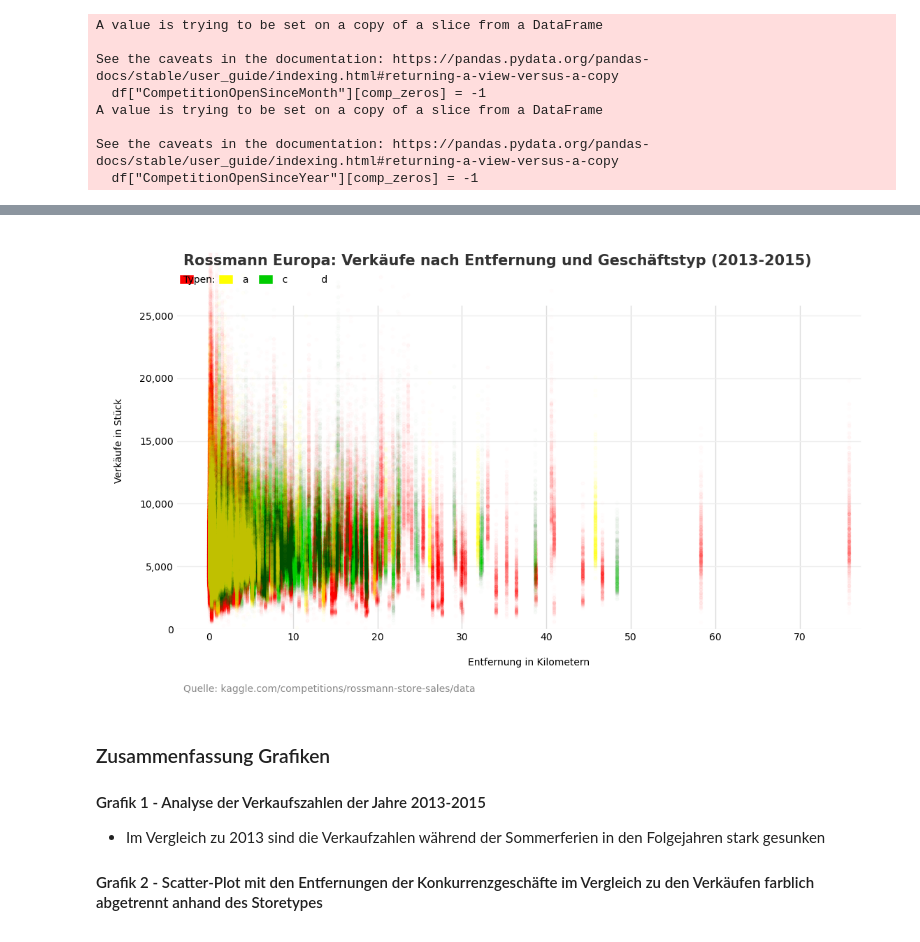
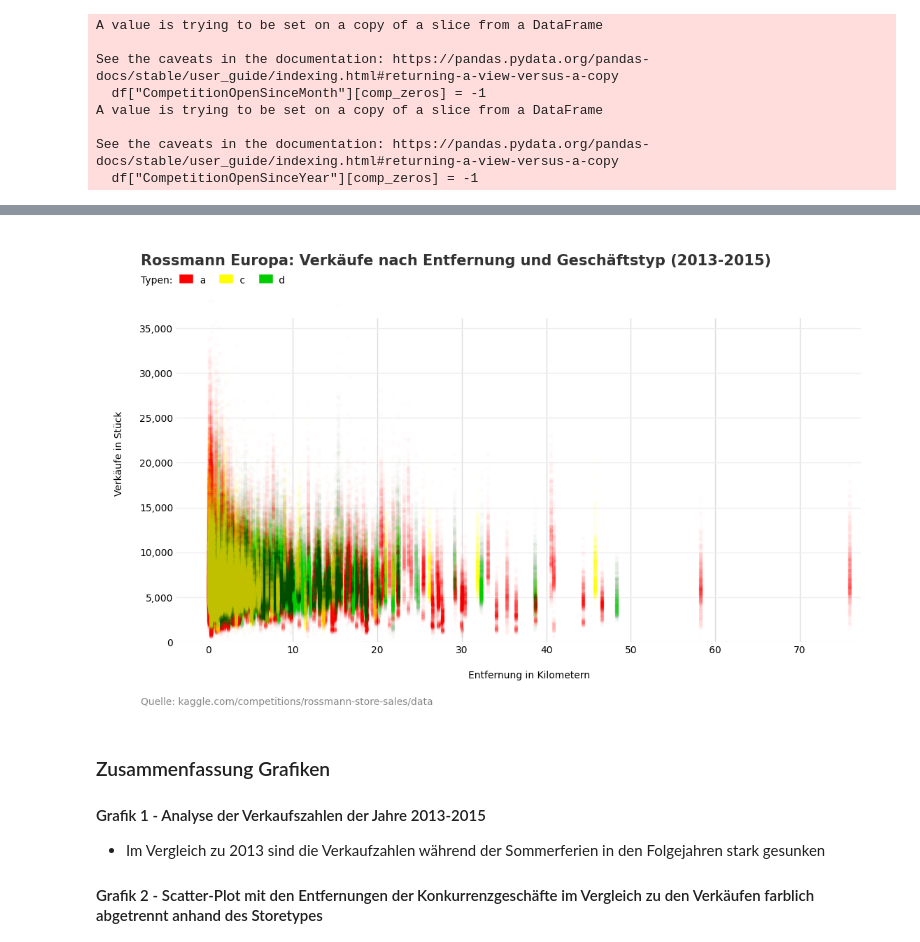
Before and after one commit to TheLoneCoderpy/rossmann_sales_prediction, a Jupyter notebook: notebook.ipynb, the cells around one changed output, grey strips where cells are left out. Cells and saved outputs as stored; diff of their text form; code cells hidden in the pictures.

```diff
--- a/notebook.ipynb
+++ b/notebook.ipynb
@@ -764,11 +761,11 @@ ax.set_yticklabels(yticks)
 
 # Beschriftungen hinzufügen
 ax.text(s=" ", x=0, y=91500)
-ax.text(s="\nRossmann Europa: Summierte Verkaufszahlen der Jahre 2013-2015", x = -1.7, y = 92000, fontsize=15, fontweight="bold", color="#333333")
+ax.text(s="\nRossmann Europa: Summierte Verkaufszahlen der Jahre 2013-2015", x = -1.7, y = 300000, fontsize=15, fontweight="bold", color="#333333")
 ax.text(s="2013    ", x=11.2, y=nums13[-1]-500, fontsize=11, fontweight="bold", color=p1colors[0])
 ax.text(s="2014", x=11.2, y=nums14[-1]-300, fontsize=11, fontweight="bold", color=p1colors[1])
 ax.text(s="2015", x=11.2, y=nums15_nn[-1], fontsize=11, fontweight="bold", color=p1colors[2])
-ax.text(s="Quelle: kaggle.com/competitions/rossmann-store-sales/data", x=-1.7, y=42000, fontsize=10, color="#888888")
+ax.text(s="Quelle: kaggle.com/competitions/rossmann-store-sales/data", x=-1.7, y=150000, fontsize=10, color="#888888")
 ax.set_xlabel("\nMonat")
 ax.set_ylabel("\nVerkaufszahlen in Logarithmus\n")
 ax.tick_params(axis='x', length=0)
@@ -786,19 +783,19 @@ for i, v in enumerate(promo_key):
             case 3:
 
                 c = "#333333"
-        ax.axhline(y=50000, xmin=i*(1/12.7)+0.06, xmax=i*(1/12.7)+0.11, linewidth=10, color=c)
+        ax.axhline(y=172000, xmin=i*(1/12.7)+0.06, xmax=i*(1/12.7)+0.11, linewidth=10, color=c)
 
-ax.text(s="Promo-Intervalle:        1           2           3", x=-1.7, y=90000)
+ax.text(s="Promo-Intervalle:        1           2           3", x=-1.7, y=295000)
 off = 0.057
-ax.axhline(y=90300, linewidth=10, xmin=0.087, xmax=0.09, color="#cccccc")
-ax.axhline(y=90300, linewidth=10, xmin=0.087+off, xmax=0.09+off, color = "#888888")
-ax.axhline(y=90300, linewidth=10, xmin=0.087+off*2, xmax=0.09+off*2, color = "#333333")
-ax.text(s="Prognose", x=8.2, y=62600, fontsize=12, fontweight="bold", color=p1colors_sat[2], bbox=dict(facecolor="white", alpha=0.7, edgecolor="none"))
-ax.axvline(x=6.5, ymin=0.2, ymax=0.785, color="#ffffbb", linewidth=115, zorder=0)
+ax.axhline(y=296000, linewidth=10, xmin=0.087, xmax=0.09, color="#cccccc")
+ax.axhline(y=296000, linewidth=10, xmin=0.087+off, xmax=0.09+off, color = "#888888")
+ax.axhline(y=296000, linewidth=10, xmin=0.087+off*2, xmax=0.09+off*2, color = "#333333")
+ax.text(s="Prognose", x=8.2, y=182000, fontsize=12, fontweight="bold", color=p1colors_sat[2], bbox=dict(facecolor="white", alpha=0.7, edgecolor="none"))
+ax.axvline(x=6.5, ymin=0.17, ymax=0.785, color="#ffffbb", linewidth=115, zorder=0)
 
 # Ferienintervall anzeigen
-ax.text(s="Sommerferien", x=5.75, y=52000, color="#bbbb00", fontweight="bold", fontsize=11, bbox=dict(facecolor="#ffffbb", alpha=0.7, edgecolor="none"))
-
+ax.text(s="Sommerferien", x=5.75, y=177000, color="#bbbb00", fontweight="bold", fontsize=11, bbox=dict(facecolor="#ffffbb", alpha=0.7, edgecolor="none"))
+ax.set_ylim(170000, 300000)
 plot_lines()
 plt.show()
 # %% [output]
@@ -823,43 +820,43 @@ fig, ax = plt.subplots(figsize=(13, 7))
 ax.spines["top"].set_visible(False)
 ax.spines["right"].set_visible(False)
 ax.spines["bottom"].set_visible(False)
 ax.spines["left"].set_visible(False)
 st_dict = {0: "#ff0000", 1: "#000000", 2: "#ffff00", 3: "#00cc00"}
 plot_dots()
-ax.set_ylim(0, 30000)
+ax.set_ylim(0, 42000)
 
 # Beschriftung hinzufügen
-ax.text(s="\nRossmann Europa: Verkäufe nach Entfernung und Geschäftstyp (2013-2015)", x=-3000, y=29000, fontweight="bold", fontsize=15, color="#333333")
-ax.text(s="Typen:         a           c           d", x=-3000, y=27600)
+ax.text(s="\nRossmann Europa: Verkäufe nach Entfernung und Geschäftstyp (2013-2015)", x=-8000, y=42000, fontweight="bold", fontsize=15, color="#333333")
+ax.text(s="Typen:         a           c           d", x=-8000, y=40000)
 w = 0.007
 off = 0.0563
 start = 0.01
 
 # Farbschlüssel der Store-Typen in die Legende einfügen
-ax.axhline(y=27900, xmin=start, xmax=start+w, linewidth=9, color=st_dict[0])
-ax.axhline(y=27900, xmin=start+off, xmax=start+w+off, linewidth=9, color=st_dict[2])
-ax.axhline(y=27900, xmin=start+off*2, xmax=start+w+off*2, linewidth=9, color=st_dict[3])
+ax.axhline(y=40500, xmin=start, xmax=start+w, linewidth=9, color=st_dict[0])
+ax.axhline(y=40500, xmin=start+off, xmax=start+w+off, linewidth=9, color=st_dict[2])
+ax.axhline(y=40500, xmin=start+off*2, xmax=start+w+off*2, linewidth=9, color=st_dict[3])
 
 ax.tick_params(axis='x', length=0)
 ax.tick_params(axis='y', length=0)
 
 # Achsenbeschriftungen festlegen
 ax.set_xlabel("\nEntfernung in Kilometern\n")
 ax.set_ylabel("\nVerkäufe in Stück\n")
 
 # Achsen-Tick-Labels formatieren (m -> km, Tausendertrennung)
-ax.set_yticklabels([f"{int(str(i).split('.')[0]):,}" for i in ax.get_yticks()][:-1])
+ax.set_yticklabels([f"{int(str(i).split('.')[0]):,}" for i in ax.get_yticks()][:-2])
 ax.set_xticklabels([f"{int(int(str(i).split('.')[0])/1000)}" for i in ax.get_xticks()])
-ax.text(s="Quelle: kaggle.com/competitions/rossmann-store-sales/data", x=-3000, y=-5000, fontsize=10, color="#888888")
+ax.text(s="Quelle: kaggle.com/competitions/rossmann-store-sales/data", x=-8000, y=-7000, fontsize=10, color="#888888")
 
 # Gitternetz
 for i in ax.get_xticks()[2:-1]:
     ax.axvline(x=i, ymax=0.86, color="#dddddd", linewidth=1, zorder=1)
-for i in ax.get_yticks()[:-1]:
+for i in ax.get_yticks()[:-2]:
     ax.axhline(y=i, xmax=0.97, color="#eeeeee", linewidth=1, zorder=1)
 plt.show()
 # %% [output]
-[figure, old version]
+[figure, new version]
 # %% [markdown]
 ### Zusammenfassung Grafiken
 
```
Also changed, not shown: parts of 5 cells of this notebook.
